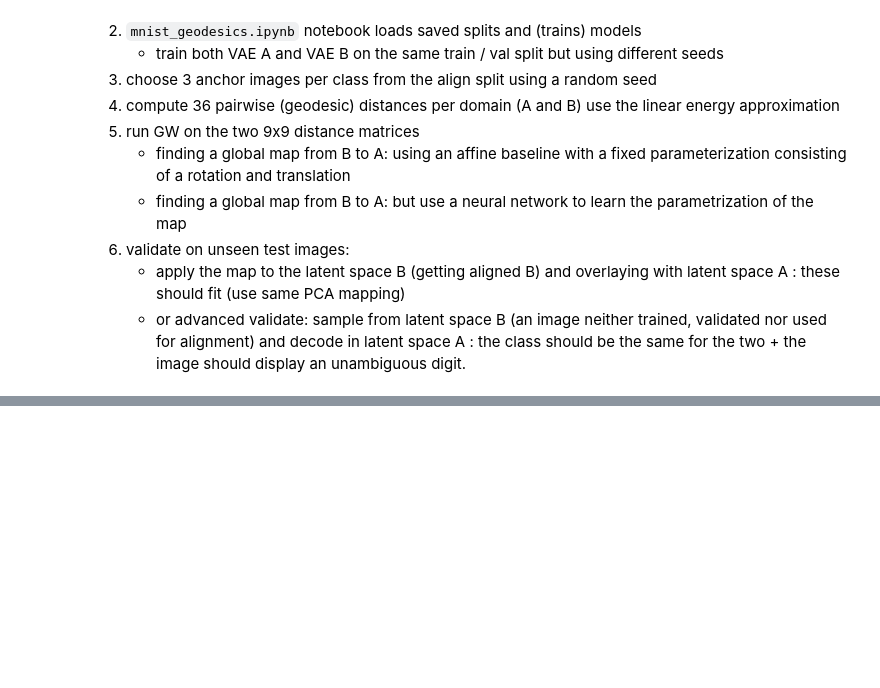
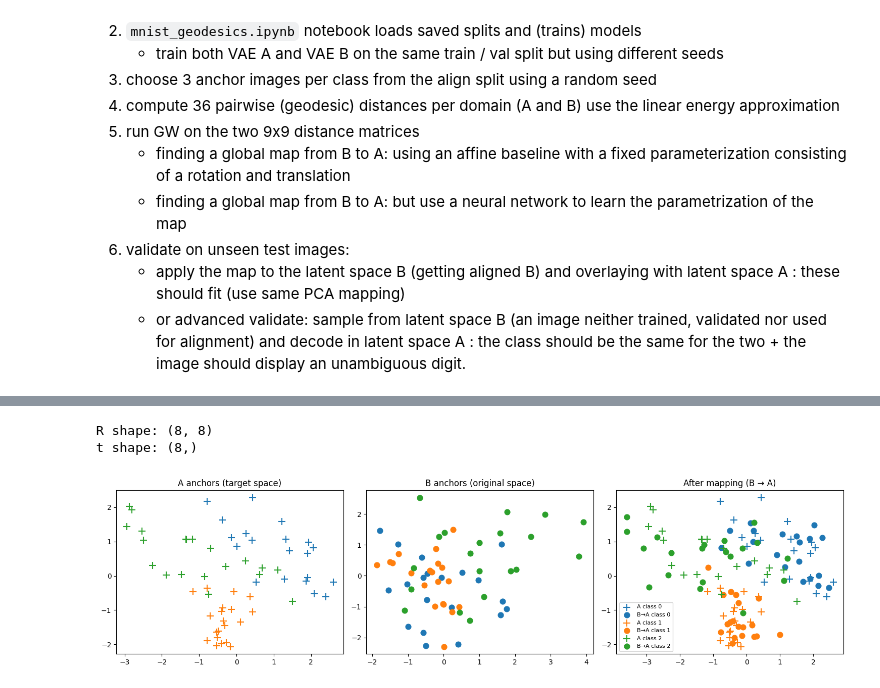
Before and after one commit to johannefranck/unpaired-latent-space-alignment, a Jupyter notebook: mnist_geodesics.ipynb, the cells around one changed output, grey strips where cells are left out. Saved outputs shown, nothing was run; the diff lists cells and outputs as text; code cells hidden in the pictures; blank space fills up the shorter version.

```diff
--- a/mnist_geodesics.ipynb
+++ b/mnist_geodesics.ipynb
@@ -98,0 +284,76 @@ fixed_points_A = []
+# %%
+# global map between the anchor points
+R, t = fit_orthogonal_map_from_coupling(
+    zA_anchor.numpy(),
+    zB_anchor.numpy(),
+    P
+)
+
+print("R shape:", R.shape)
+print("t shape:", t.shape)
+# %% [output]
+R shape: (8, 8)
+t shape: (8,)
+# %%
+# --- data ---
+zA_np = zA_anchor.numpy()
+zB_np = zB_anchor.numpy()
+zB_mapped = zB_np @ R + t
+labels = y_anchor.numpy()
+
+# --- PCA (shared space) ---
+Z_all = np.vstack([zA_np, zB_np, zB_mapped])
+pca = PCA(n_components=2)
+Z2 = pca.fit_transform(Z_all)
+
+n = len(zA_np)
+A2  = Z2[:n]
+B2  = Z2[n:2*n]
+Bm2 = Z2[2*n:]
+
+# --- color setup (discrete per digit) ---
+unique_labels = np.unique(labels)
+colors = plt.cm.tab10(unique_labels)
+
+color_map = {k: plt.cm.tab10(k) for k in unique_labels}
+
+# --- plot ---
+fig, axes = plt.subplots(1, 3, figsize=(15, 4))
+
+# 1) A anchors
+for k in unique_labels:
+    idx = labels == k
+    axes[0].scatter(A2[idx, 0], A2[idx, 1],
+                    color=color_map[k],
+                    marker="+", s=100)
+axes[0].set_title("A anchors (target space)")
+
+# 2) B anchors
+for k in unique_labels:
+    idx = labels == k
+    axes[1].scatter(B2[idx, 0], B2[idx, 1],
+                    color=color_map[k],
+                    marker="o", s=60)
+axes[1].set_title("B anchors (original space)")
+
+# 3) Overlay: A (+) and mapped B (o)
+for k in unique_labels:
+    idx = labels == k
+    axes[2].scatter(A2[idx, 0], A2[idx, 1],
+                    color=color_map[k],
+                    marker="+", s=100, label=f"A class {k}")
+    axes[2].scatter(Bm2[idx, 0], Bm2[idx, 1],
+                    color=color_map[k],
+                    marker="o", s=60, label=f"B→A class {k}")
+
+axes[2].set_title("After mapping (B → A)")
+
+# --- clean legend (unique entries only) ---
+handles, labels_leg = axes[2].get_legend_handles_labels()
+by_label = dict(zip(labels_leg, handles))
+axes[2].legend(by_label.values(), by_label.keys(), fontsize=8)
+
+plt.tight_layout()
+plt.show()
+# %% [output]
+[figure, added]
```
Also changed, not shown: parts of 30 cells of this notebook, 4 other files.
